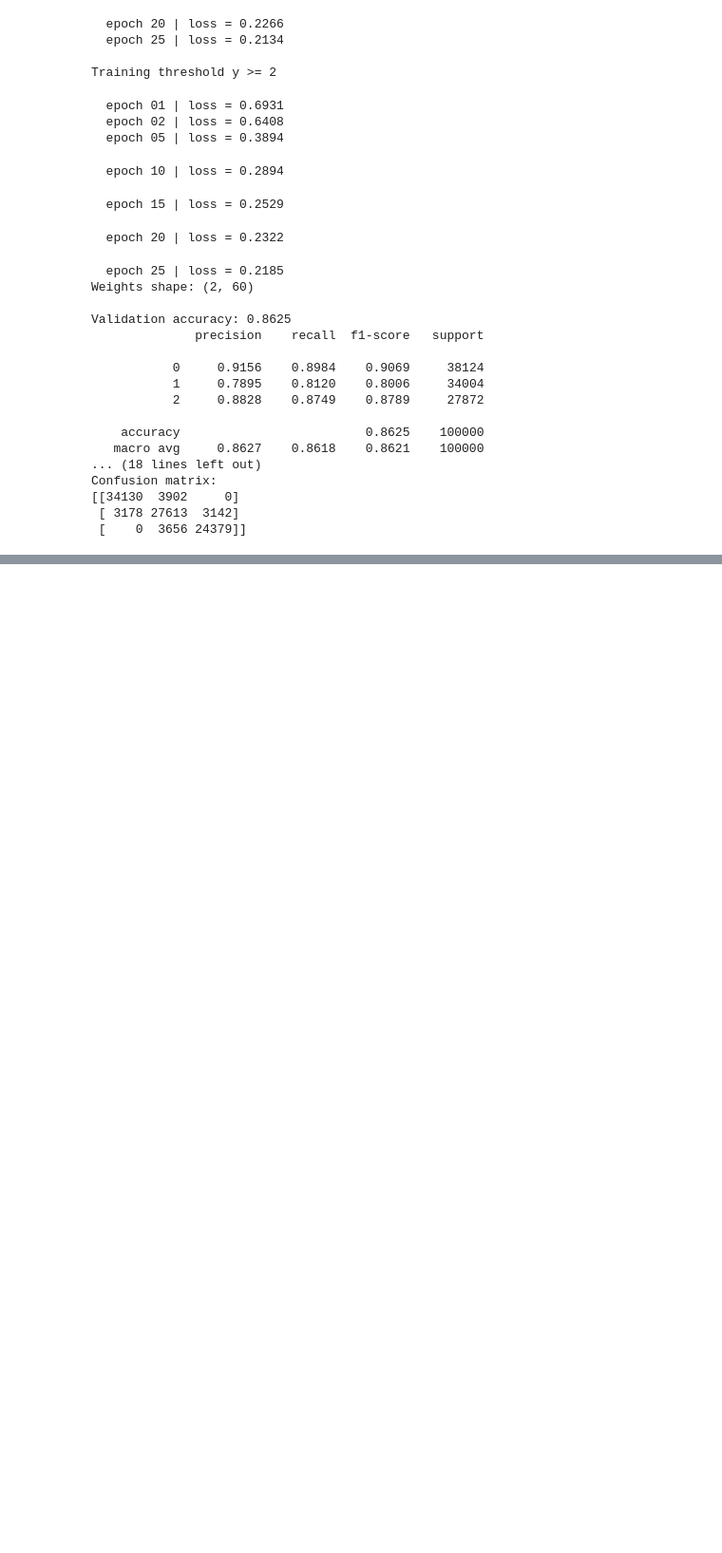
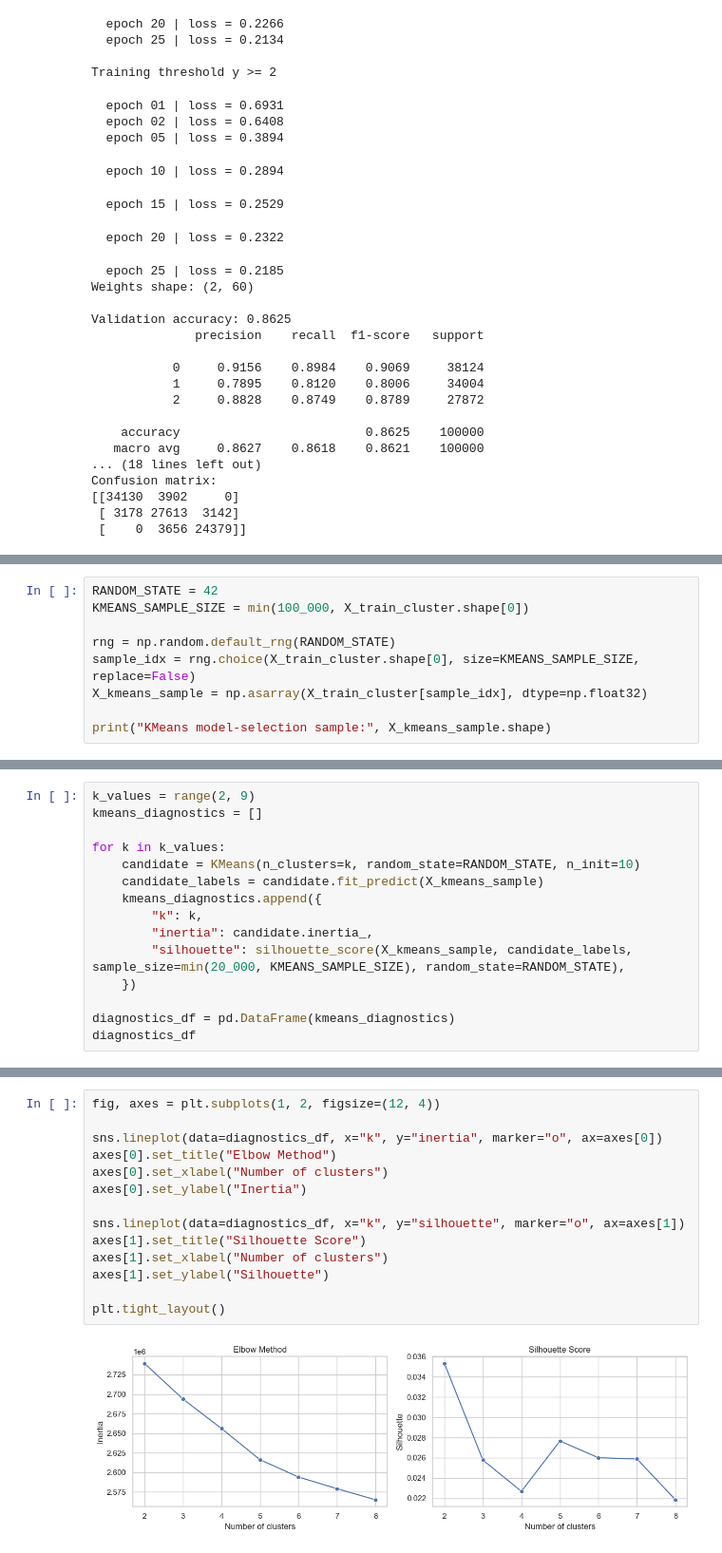
Before and after one commit to Nesma-Osama/E-Commerce-Shopper-Behavior-Amazon-Shopify-Based-, a Jupyter notebook: models.ipynb, the cells around one changed output, grey strips where cells are left out. Shown at 95% size. Saved outputs shown, nothing was run; the diff lists cells and outputs as text; blank space fills up the shorter version.

Commit message:
add svm, RF, kmeans

```diff
--- a/models.ipynb
+++ b/models.ipynb
@@ -193,0 +511,9 @@ Confusion matrix:
+# %%
+RANDOM_STATE = 42
+KMEANS_SAMPLE_SIZE = min(100_000, X_train_cluster.shape[0])
+
+rng = np.random.default_rng(RANDOM_STATE)
+sample_idx = rng.choice(X_train_cluster.shape[0], size=KMEANS_SAMPLE_SIZE, replace=False)
+X_kmeans_sample = np.asarray(X_train_cluster[sample_idx], dtype=np.float32)
+
+print("KMeans model-selection sample:", X_kmeans_sample.shape)
@@ -193,0 +525,15 @@ Confusion matrix:
+# %%
+k_values = range(2, 9)
+kmeans_diagnostics = []
+
+for k in k_values:
+    candidate = KMeans(n_clusters=k, random_state=RANDOM_STATE, n_init=10)
+    candidate_labels = candidate.fit_predict(X_kmeans_sample)
+    kmeans_diagnostics.append({
+        "k": k,
+        "inertia": candidate.inertia_,
+        "silhouette": silhouette_score(X_kmeans_sample, candidate_labels, sample_size=min(20_000, KMEANS_SAMPLE_SIZE), random_state=RANDOM_STATE),
+    })
+
+diagnostics_df = pd.DataFrame(kmeans_diagnostics)
+diagnostics_df
@@ -193,0 +549,16 @@ Confusion matrix:
+# %%
+fig, axes = plt.subplots(1, 2, figsize=(12, 4))
+
+sns.lineplot(data=diagnostics_df, x="k", y="inertia", marker="o", ax=axes[0])
+axes[0].set_title("Elbow Method")
+axes[0].set_xlabel("Number of clusters")
+axes[0].set_ylabel("Inertia")
+
+sns.lineplot(data=diagnostics_df, x="k", y="silhouette", marker="o", ax=axes[1])
+axes[1].set_title("Silhouette Score")
+axes[1].set_xlabel("Number of clusters")
+axes[1].set_ylabel("Silhouette")
+
+plt.tight_layout()
+# %% [output]
+[figure, added]
```
Also changed, not shown: parts of 24 cells of this notebook.
